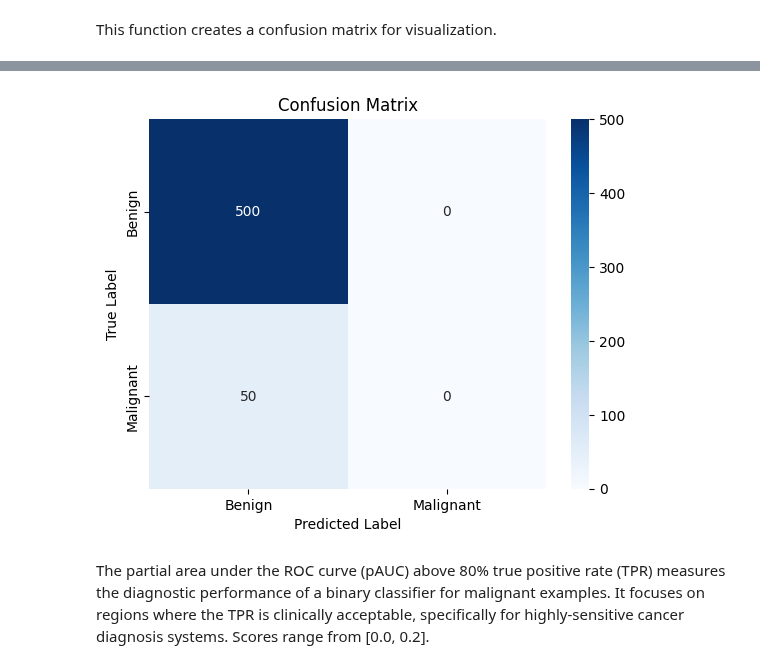
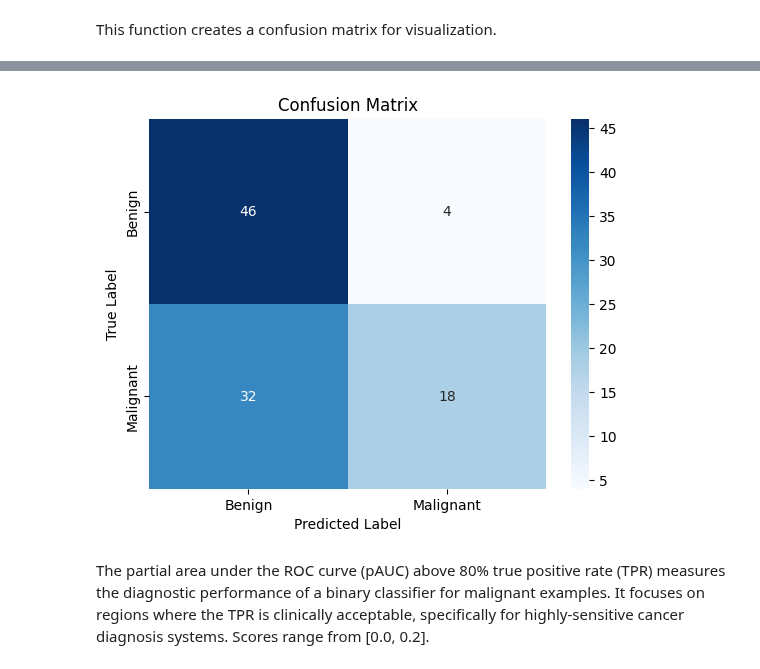
Before and after one commit to Agoston03/Deep-Learning-42, a Jupyter notebook: deep_learning_42_AutoEncoder.ipynb, the cells around one changed output, grey strips where cells are left out. Cells and saved outputs as stored; diff of their text form; code cells hidden in the pictures.

```diff
--- a/deep_learning_42_AutoEncoder.ipynb
+++ b/deep_learning_42_AutoEncoder.ipynb
@@ -259,12 +259,9 @@ This function provides a straightforward way to create an instance of an ImageDa
 # %%
 def image_generator_factory():
   return ImageDataGenerator(
-      rescale=1./255,
-      shear_range=0.2,
       zoom_range=0.2,
       horizontal_flip=True,
-      rotation_range=30,
-      brightness_range=[0.8, 1.2],
+      brightness_range=[0.7, 1.3],
   )
 # %% [markdown]
 
@@ -273,7 +270,9 @@ It is a helper function for loading images.
 def load_and_preprocess_image(image_data):
     image = Image.open(io.BytesIO(image_data))
     image = image.resize((IMG_WIDTH, IMG_HEIGHT))
-    return np.array(image)
+    image = np.array(image)
+    image = image / 255.0
+    return image
 # %% [markdown]
 It's a helper function for the various data generator functions. It yields rescaled and augmented images concatenated with their labels.
 # %%
@@ -286,7 +285,7 @@ def next_data_generator(benign_ids, malignant_ids, augment, image_generator):
           img_id = next(id_cycle)
           image = load_and_preprocess_image(f[img_id][()])
           label = 1 if img_id in malignant_ids else 0
-          yield image / 255.0, label
+          yield image, label
 
           if label == 1 and augment:
               for _ in range(NUMBER_OF_AUGMENTATIONS):
@@ -472,11 +472,11 @@ Reloading Tuner from output/DP42_with_hp/tuner0.json
 # %% [markdown]
 Start tuner on the built model
 # %%
-train_generator = data_generator(train_benign_ids, train_malignant_ids, image_generator, BATCH_SIZE)
-validation_generator = data_generator(valid_benign_ids, valid_malignant_ids, image_generator, BATCH_SIZE)
+train_generator = data_generator(train_benign_ids, train_malignant_ids, image_generator, False, BATCH_SIZE)
+validation_generator = data_generator(valid_benign_ids, valid_malignant_ids, image_generator, False, BATCH_SIZE)
 
-steps_per_epoch = (len(train_benign_ids) + len(train_malignant_ids) * (NUMBER_OF_AUGMENTATIONS + 1)) // BATCH_SIZE
-validation_steps = (len(valid_benign_ids) + len(valid_malignant_ids) * (NUMBER_OF_AUGMENTATIONS + 1)) // BATCH_SIZE
+steps_per_epoch = (len(train_benign_ids) + len(train_malignant_ids)) // BATCH_SIZE
+validation_steps = (len(valid_benign_ids) + len(valid_malignant_ids)) // BATCH_SIZE
 
 tuner.search(train_generator,
              validation_data=validation_generator,
@@ -536,20 +515,19 @@ KeyboardInterrupt:
 # %% [markdown]
 This function creates a confusion matrix for visualization.
 # %%
-def evaluate_and_visualize(model, test_benign_ids, test_malignant_ids):
+def evaluate_and_visualize(model, test_benign_ids, test_malignant_ids, batch_size=30):
+    validation_generator = data_generator(test_benign_ids, test_malignant_ids, image_generator, False, batch_size)
+    validation_steps = (len(test_benign_ids) + len(test_malignant_ids)) // batch_size
+
     y_true = []
     y_pred = []
 
-    with h5py.File('train-image.hdf5', 'r') as f:
-        for img_id in test_benign_ids + test_malignant_ids:
-            image = load_and_preprocess_image(f[img_id][()])
-            image = image / 255.0
-            image = np.expand_dims(image, axis=0)
-            label = 1 if img_id in test_malignant_ids else 0
-            prediction = model.predict(image, verbose=0)
+    for i in range(validation_steps):
+        batch, labels = next(validation_generator)
+        prediction = model.predict(batch, verbose=1)
 
-            y_true.append(label)
-            y_pred.append(np.round(prediction).flatten()[0])
+        y_true.extend(labels)
+        y_pred.extend(np.round(prediction).flatten())
 
     cm = confusion_matrix(y_true, y_pred)
     sns.heatmap(cm, annot=True, fmt='d', cmap='Blues',
@@ -562,5 +540,5 @@ def evaluate_and_visualize(model, test_benign_ids, test_malignant_ids):
 
     return y_pred, y_true
 
-y_pred, y_true = evaluate_and_visualize(best_model, benign_ids[300000:300500], test_malignant_ids)
+y_pred, y_true = evaluate_and_visualize(best_model, test_benign_ids, test_malignant_ids, 10)
 # %% [output]
@@ -567,4 +555,4 @@ y_pred, y_true = evaluate_and_visualize(best_model, benign_ids[300000:300500], t
-[figure, old version]
+[figure, new version]
 # %% [markdown]
 The partial area under the ROC curve (pAUC) above 80% true positive rate (TPR) measures the diagnostic performance of a binary classifier for malignant examples. It focuses on regions where the TPR is clinically acceptable, specifically for highly-sensitive cancer diagnosis systems. Scores range from [0.0, 0.2].
 # %%
```
Also changed, not shown: parts of 11 cells of this notebook.
